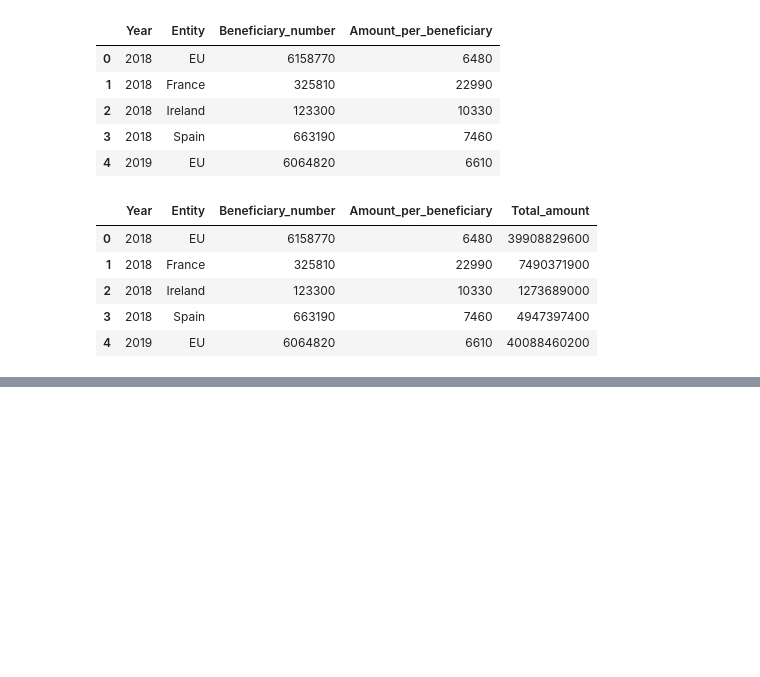
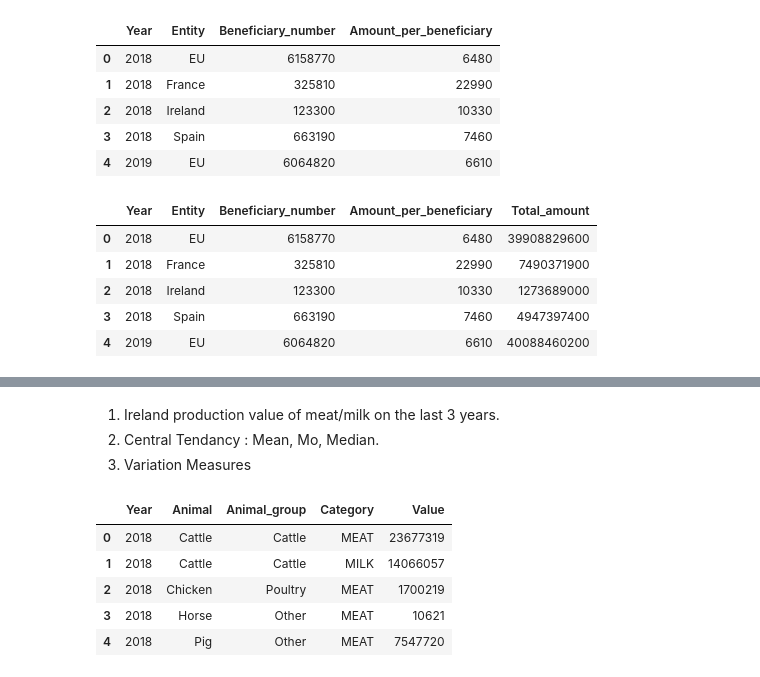
Before and after one commit to sba22303/CA2, a Jupyter notebook: CA2.ipynb, the cells around one changed output, grey strips where cells are left out. Drawn from its saved outputs; the diff is of its cells as text; code cells hidden in the pictures; blank space fills up the shorter version.

```diff
--- a/CA2.ipynb
+++ b/CA2.ipynb
@@ -474,0 +507,14 @@ Our Conclusion : We have now our cap_df dataframe that contains values for the l
+# %% [markdown]
+1. Ireland production value of meat/milk on the last 3 years.
+2. Central Tendancy : Mean, Mo, Median.
+3. Variation Measures
+# %%
+#Reminder of what we have as in our Meat/Milk production value for Ireland in our dataframe.
+ir_mm_df.head()
+# %% [output]
+|  | Year | Animal | Animal_group | Category | Value |
+| 0 | 2018 | Cattle | Cattle | MEAT | 23677319 |
+| 1 | 2018 | Cattle | Cattle | MILK | 14066057 |
+| 2 | 2018 | Chicken | Poultry | MEAT | 1700219 |
+| 3 | 2018 | Horse | Other | MEAT | 10621 |
+| 4 | 2018 | Pig | Other | MEAT | 7547720 |
```
Also changed, not shown: parts of 42 cells of this notebook.
